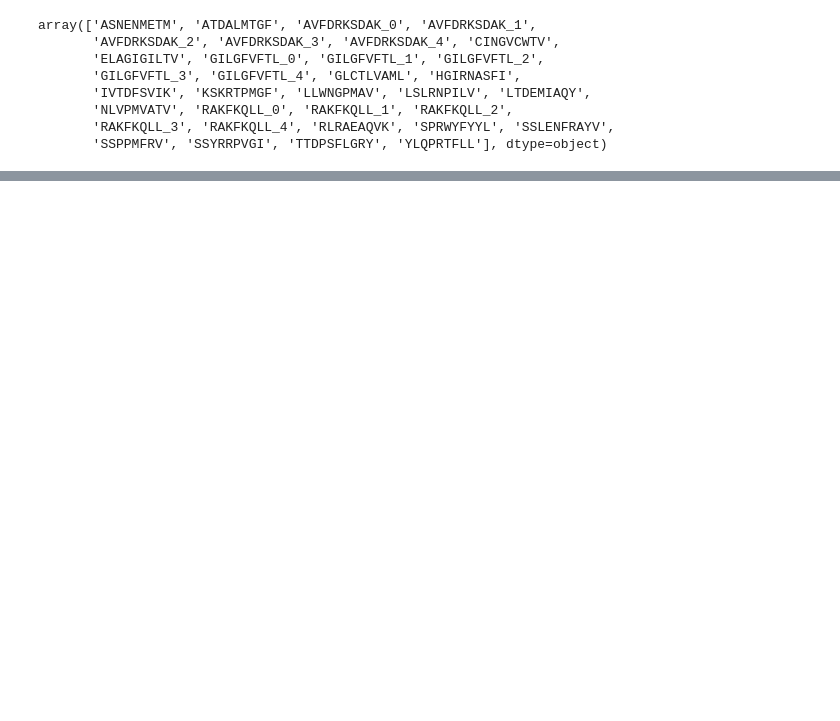
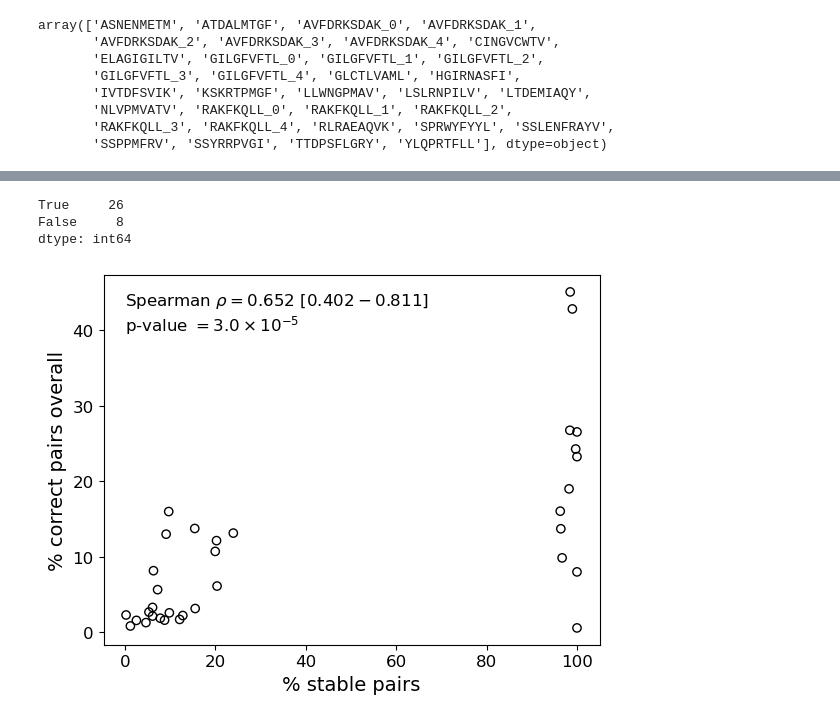
Before and after one commit to mm523/TCRab-pairing, a Jupyter notebook: VDJ_GAMI_results/all_epitopes_repeats.ipynb, the cells around one changed output, grey strips where cells are left out. Drawn from its saved outputs; the diff is of its cells as text; code cells hidden in the pictures; blank space fills up the shorter version.

```diff
--- a/VDJ_GAMI_results/all_epitopes_repeats.ipynb
+++ b/VDJ_GAMI_results/all_epitopes_repeats.ipynb
@@ -427,0 +494,42 @@ plt.show()
+# %%
+(X['prop_correct_stable'] > X['prop_correct']).value_counts()
+# %% [output]
+True     26
+False     8
+dtype: int64
+# %%
+prop_stable = grouped_mode_wide[['epitope', 'L', 'N', 10, 'total']].groupby(['epitope', 'L', 'N']).sum().reset_index()
+prop_stable['prop_stable'] = prop_stable[10] / prop_stable['N']
+# %%
+X = pd.merge(prop_stable, overall_wide, on = ['epitope', 'L', 'N'])
+X = X.loc[X['L'] == '0.6']
+
+from scipy.stats import spearmanr
+from math import floor, log10, tanh, atanh, sqrt
+
+def sci_notation_mantissa(value, exp, decimals=1):
+    """Return just the mantissa for a given exponent."""
+    mantissa = value / 10**exp
+    return f"{mantissa:.{decimals}f}"
+
+f, ax = plt.subplots()
+ax.scatter(X['prop_stable']*100, X['prop_correct']*100, fc = 'none', ec = 'k')
+R, p = spearmanr(X['prop_stable']*100, X['prop_correct']*100)
+# calculate CI
+count = len(X['prop_stable'])
+stderr = 1.0 / sqrt(count - 3)
+delta = 1.96 * stderr
+lower = tanh(atanh(R) - delta)
+upper = tanh(atanh(R) + delta)
+
+plt.xlabel('% stable pairs', fontsize = 14)
+plt.ylabel('% correct pairs overall', fontsize = 14)
+plt.xticks(fontsize = 12)
+plt.yticks(fontsize = 12)
+
+exp = floor(log10(abs(p)))
+plt.text(0,40, f'Spearman $\\rho = {R :.3f}$ $[{lower:.3f}-{upper :.3f}]$ \np-value $= {sci_notation_mantissa(p, exp)} \\times 10^{{{exp}}}$', fontsize = 12)
+plt.savefig(save_folder + 'GAMI_stable_pairs_vs_prop_correct.pdf', bbox_inches = 'tight')
+plt.show()
+# %% [output]
+[figure, added]
```
Also changed, not shown: parts of 16 cells of this notebook, 7 other files.
